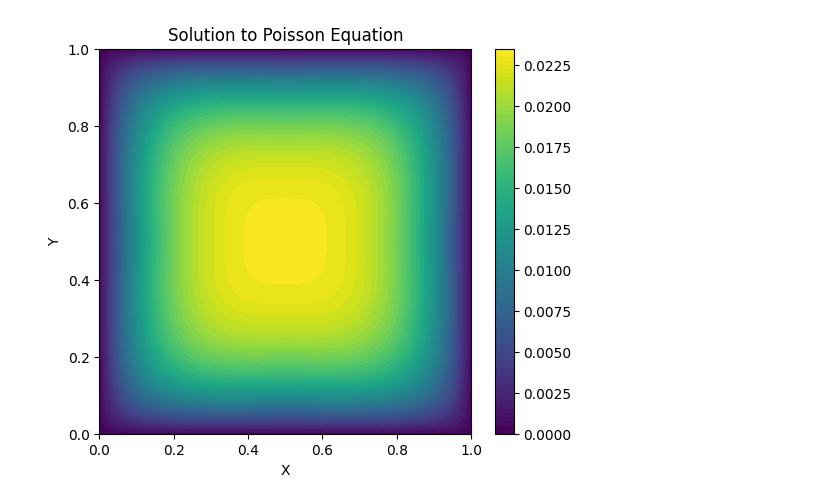
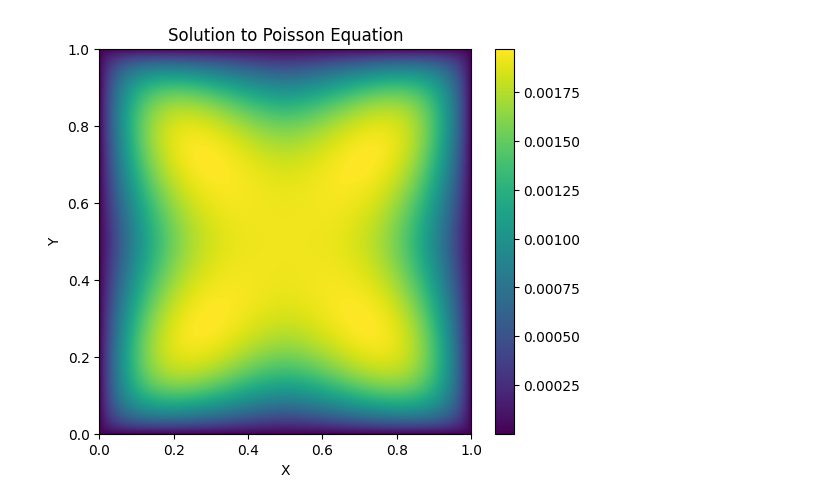
Before and after one commit to frasermartinx/MScProject, a Jupyter notebook: Ground_Truth.ipynb, the cells around one changed output. Cells and saved outputs as stored; diff of their text form; code cells hidden in the pictures.

Commit message:
Changed function and contour function to be in line with the data generation code

```diff
--- a/Ground_Truth.ipynb
+++ b/Ground_Truth.ipynb
@@ -11,33 +11,33 @@ y = np.linspace(0, 1, N)
 X, Y = np.meshgrid(x, y)
 
 # Define f
-F = -np.abs(X-0.5) - np.abs(Y-0.5)
+F = -np.abs(X-0.5) *np.abs(Y-0.5)
 
 # Initialize the sparse matrix A
 main_diagonal = np.ones(N**2) * -4 / h**2
 offset_diagonals = np.ones(N**2 - 1) / h**2
 offset_diagonals[N-1::N] = 0  # Fix the boundary effects where wrap-around occurs
 far_diagonals = np.ones(N**2 - N) / h**2
 
 # Create the sparse matrix A using diags
 A = sp.diags(
     [main_diagonal, offset_diagonals, offset_diagonals, far_diagonals, far_diagonals],
     [0, -1, 1, -N, N], shape=(N**2, N**2), format='csr')
 
 # Apply boundary conditions (zero boundary conditions applied by default)
 F = F.ravel()
 
 # Solve the linear system
 u = scipy.sparse.linalg.spsolve(A, F)
 U = u.reshape((N, N))
 
 # Plotting
 plt.figure(figsize=(6, 5))
-plt.contourf(X, Y, U, 50, cmap='viridis')
+plt.pcolormesh(X,Y,U)
 plt.colorbar()
 plt.title('Solution to Poisson Equation')
 plt.xlabel('X')
 plt.ylabel('Y')
 plt.show()
 # %% [output]
-[figure, old version]
+[figure, new version]
```
